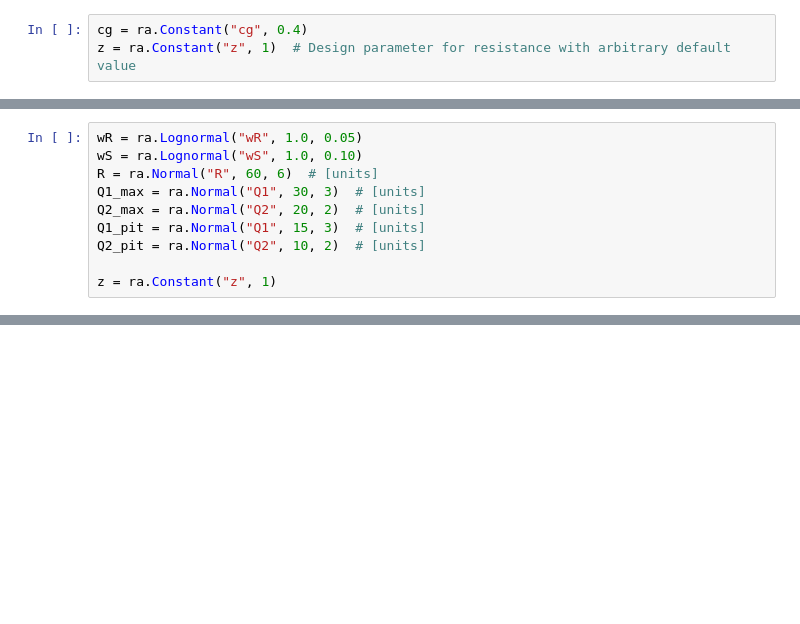
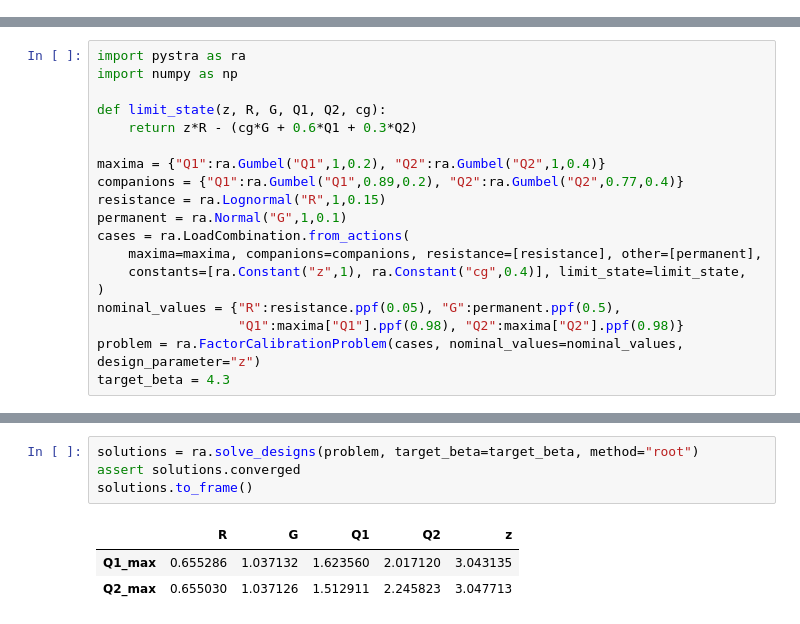
Before and after one commit to pystra/pystra, a Jupyter notebook: docs/source/notebooks/ex_factor_calibration.ipynb, the cells around one changed output, grey strips where cells are left out. Drawn from its saved outputs; the diff is of its cells as text; blank space fills up the shorter version.

Commit message:
Replace stateful calibration with explicit studies and factor operations

```diff
--- a/docs/source/notebooks/ex_factor_calibration.ipynb
+++ b/docs/source/notebooks/ex_factor_calibration.ipynb
@@ -46,3 +0,0 @@ And define any constants to be passed through
-# %%
-cg = ra.Constant("cg", 0.4)
-z = ra.Constant("z", 1)  # Design parameter for resistance with arbitrary default value
@@ -307,10 +0,0 @@ Next follow the creation of load combination object, as explained for the `LoadC
-# %%
-wR = ra.Lognormal("wR", 1.0, 0.05)
-wS = ra.Lognormal("wS", 1.0, 0.10)
-R = ra.Normal("R", 60, 6)  # [units]
-Q1_max = ra.Normal("Q1", 30, 3)  # [units]
-Q2_max = ra.Normal("Q2", 20, 2)  # [units]
-Q1_pit = ra.Normal("Q1", 15, 3)  # [units]
-Q2_pit = ra.Normal("Q2", 10, 2)  # [units]
-
-z = ra.Constant("z", 1)
@@ -379,0 +11,19 @@ Design Check = [ True  True]
+# %%
+import pystra as ra
+import numpy as np
+
+def limit_state(z, R, G, Q1, Q2, cg):
+    return z*R - (cg*G + 0.6*Q1 + 0.3*Q2)
+
+maxima = {"Q1":ra.Gumbel("Q1",1,0.2), "Q2":ra.Gumbel("Q2",1,0.4)}
+companions = {"Q1":ra.Gumbel("Q1",0.89,0.2), "Q2":ra.Gumbel("Q2",0.77,0.4)}
+resistance = ra.Lognormal("R",1,0.15)
+permanent = ra.Normal("G",1,0.1)
+cases = ra.LoadCombination.from_actions(
+    maxima=maxima, companions=companions, resistance=[resistance], other=[permanent],
+    constants=[ra.Constant("z",1), ra.Constant("cg",0.4)], limit_state=limit_state,
+)
+nominal_values = {"R":resistance.ppf(0.05), "G":permanent.ppf(0.5),
+                  "Q1":maxima["Q1"].ppf(0.98), "Q2":maxima["Q2"].ppf(0.98)}
+problem = ra.FactorCalibrationProblem(cases, nominal_values=nominal_values, design_parameter="z")
+target_beta = 4.3
@@ -379,0 +34,8 @@ Design Check = [ True  True]
+# %%
+solutions = ra.solve_designs(problem, target_beta=target_beta, method="root")
+assert solutions.converged
+solutions.to_frame()
+# %% [output]
+|  | R | G | Q1 | Q2 | z |
+| Q1_max | 0.655286 | 1.037132 | 1.623560 | 2.017120 | 3.043135 |
+| Q2_max | 0.655030 | 1.037126 | 1.512911 | 2.245823 | 3.047713 |
```
Also changed, not shown: parts of 66 cells of this notebook, 26 other files.
